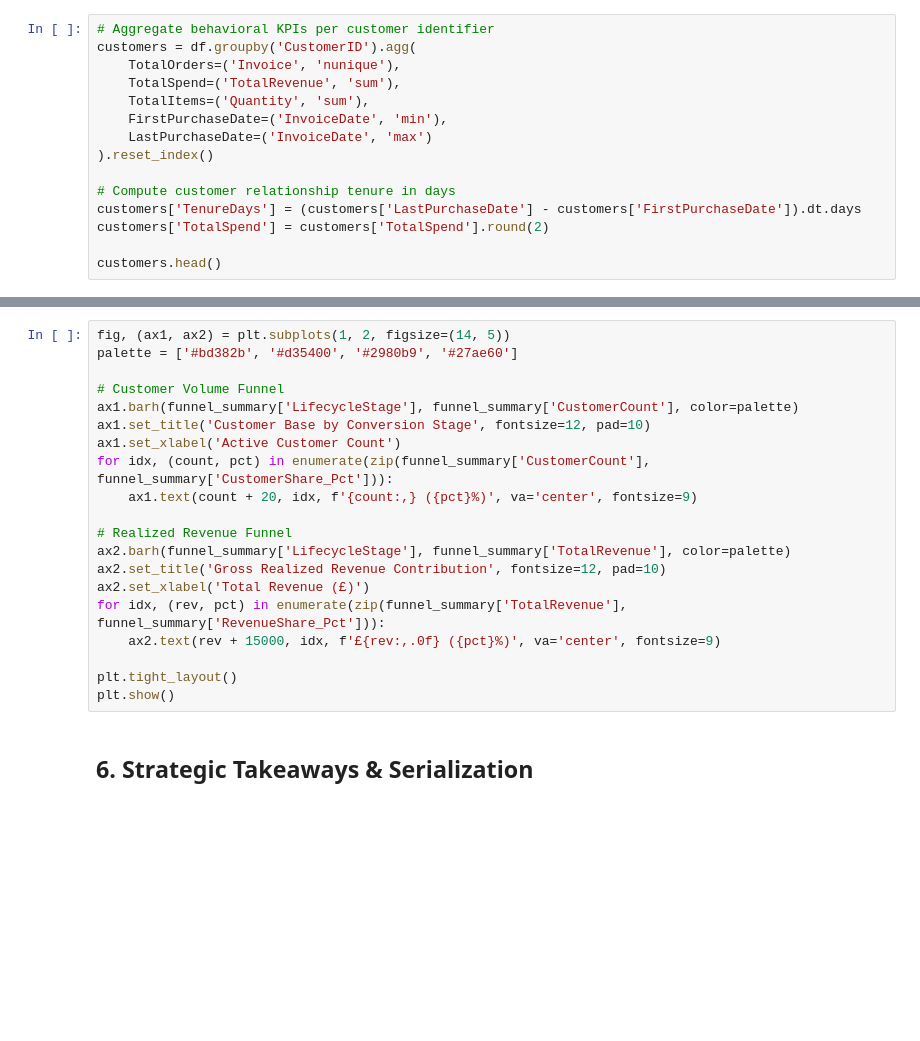
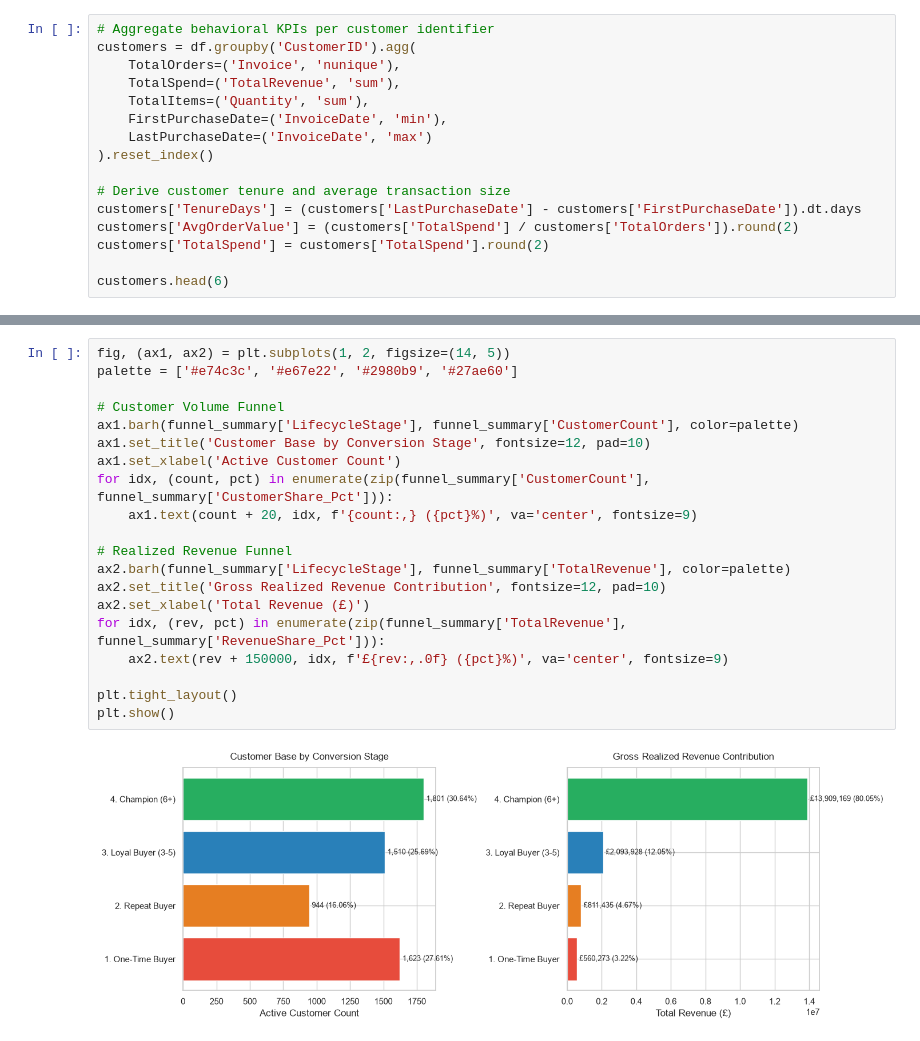
Before and after one commit to piyush8769/ecommerce-funnel-cohort-retention, a Jupyter notebook: 03_customer_funnel_analysis.ipynb, the cells around one changed output, grey strips where cells are left out. Drawn from its saved outputs; the diff is of its cells as text; blank space fills up the shorter version.

Commit message:
Add rich multi-stage funnel visualizations and embed execution outputs across notebooks

```diff
--- a/03_customer_funnel_analysis.ipynb
+++ b/03_customer_funnel_analysis.ipynb
@@ -30,8 +39,9 @@ customers = df.groupby('CustomerID').agg(
     LastPurchaseDate=('InvoiceDate', 'max')
 ).reset_index()
 
-# Compute customer relationship tenure in days
+# Derive customer tenure and average transaction size
 customers['TenureDays'] = (customers['LastPurchaseDate'] - customers['FirstPurchaseDate']).dt.days
+customers['AvgOrderValue'] = (customers['TotalSpend'] / customers['TotalOrders']).round(2)
 customers['TotalSpend'] = customers['TotalSpend'].round(2)
 
-customers.head()
+customers.head(6)
@@ -79,22 +117,22 @@ funnel_summary
 # %%
 fig, (ax1, ax2) = plt.subplots(1, 2, figsize=(14, 5))
-palette = ['#bd382b', '#d35400', '#2980b9', '#27ae60']
+palette = ['#e74c3c', '#e67e22', '#2980b9', '#27ae60']
 
 # Customer Volume Funnel
 ax1.barh(funnel_summary['LifecycleStage'], funnel_summary['CustomerCount'], color=palette)
 ax1.set_title('Customer Base by Conversion Stage', fontsize=12, pad=10)
 ax1.set_xlabel('Active Customer Count')
 for idx, (count, pct) in enumerate(zip(funnel_summary['CustomerCount'], funnel_summary['CustomerShare_Pct'])):
     ax1.text(count + 20, idx, f'{count:,} ({pct}%)', va='center', fontsize=9)
 
 # Realized Revenue Funnel
 ax2.barh(funnel_summary['LifecycleStage'], funnel_summary['TotalRevenue'], color=palette)
 ax2.set_title('Gross Realized Revenue Contribution', fontsize=12, pad=10)
 ax2.set_xlabel('Total Revenue (£)')
 for idx, (rev, pct) in enumerate(zip(funnel_summary['TotalRevenue'], funnel_summary['RevenueShare_Pct'])):
-    ax2.text(rev + 15000, idx, f'£{rev:,.0f} ({pct}%)', va='center', fontsize=9)
+    ax2.text(rev + 150000, idx, f'£{rev:,.0f} ({pct}%)', va='center', fontsize=9)
 
 plt.tight_layout()
 plt.show()
+# %% [output]
+[figure, added]
-# %% [markdown]
-## 6. Strategic Takeaways & Serialization
```
Also changed, not shown: parts of 25 cells of this notebook, 8 other files.
